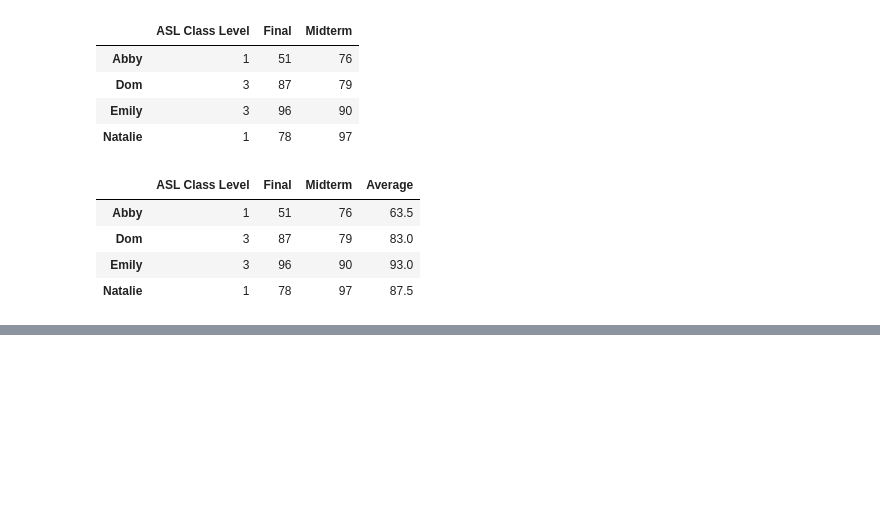
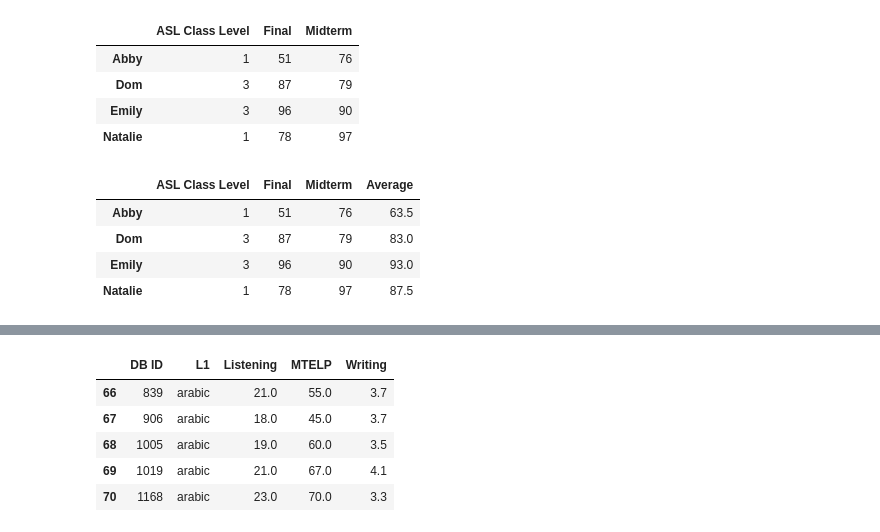
Before and after one commit to mmj32/Class-Practice-Repo, a Jupyter notebook: todo3/panda_notes_margaret.ipynb, the cells around one changed output, grey strips where cells are left out. Cells and saved outputs as stored; diff of their text form; code cells hidden in the pictures; blank space fills up the shorter version.

```diff
--- a/todo3/panda_notes_margaret.ipynb
+++ b/todo3/panda_notes_margaret.ipynb
@@ -151,0 +189,10 @@ scores
+# %%
+#Okay, that's cool. But what about the LAST 5!
+juffs.tail()
+# %% [output]
+|  | DB ID | L1 | Listening | MTELP | Writing |
+| 66 | 839 | arabic | 21.0 | 55.0 | 3.7 |
+| 67 | 906 | arabic | 18.0 | 45.0 | 3.7 |
+| 68 | 1005 | arabic | 19.0 | 60.0 | 3.5 |
+| 69 | 1019 | arabic | 21.0 | 67.0 | 4.1 |
+| 70 | 1168 | arabic | 23.0 | 70.0 | 3.3 |
```
Also changed, not shown: parts of 14 cells of this notebook.
